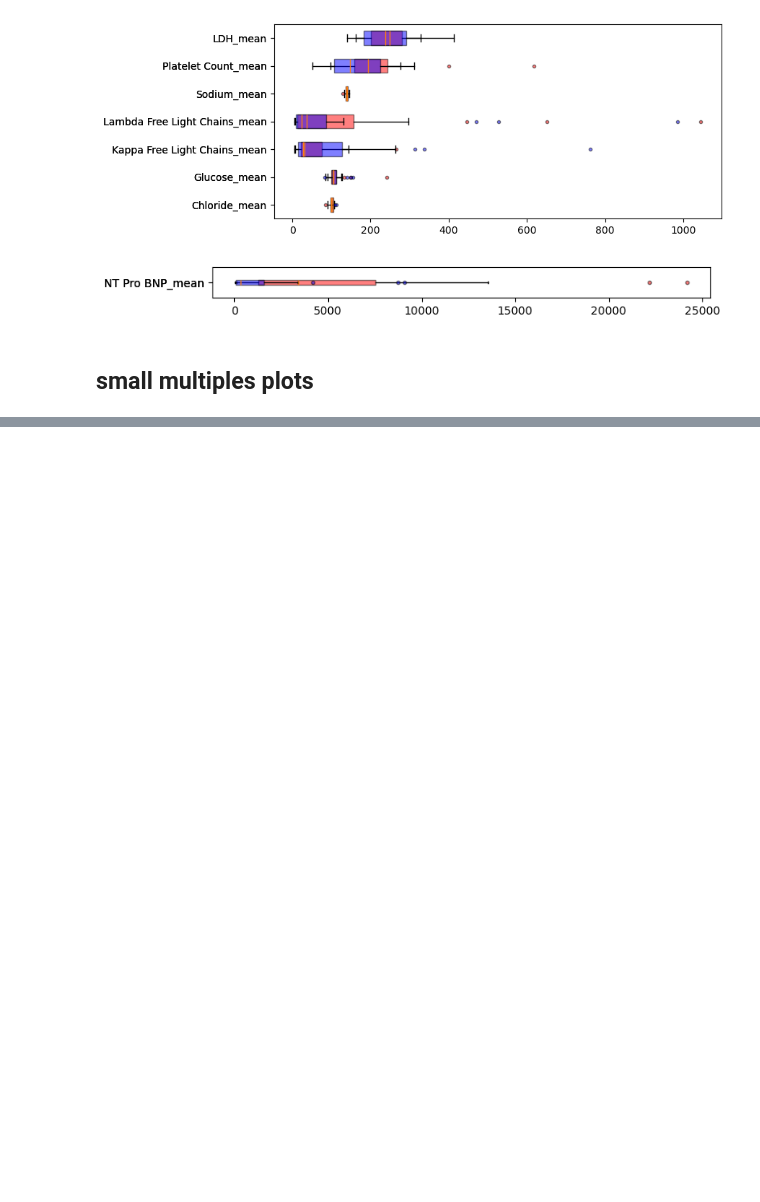
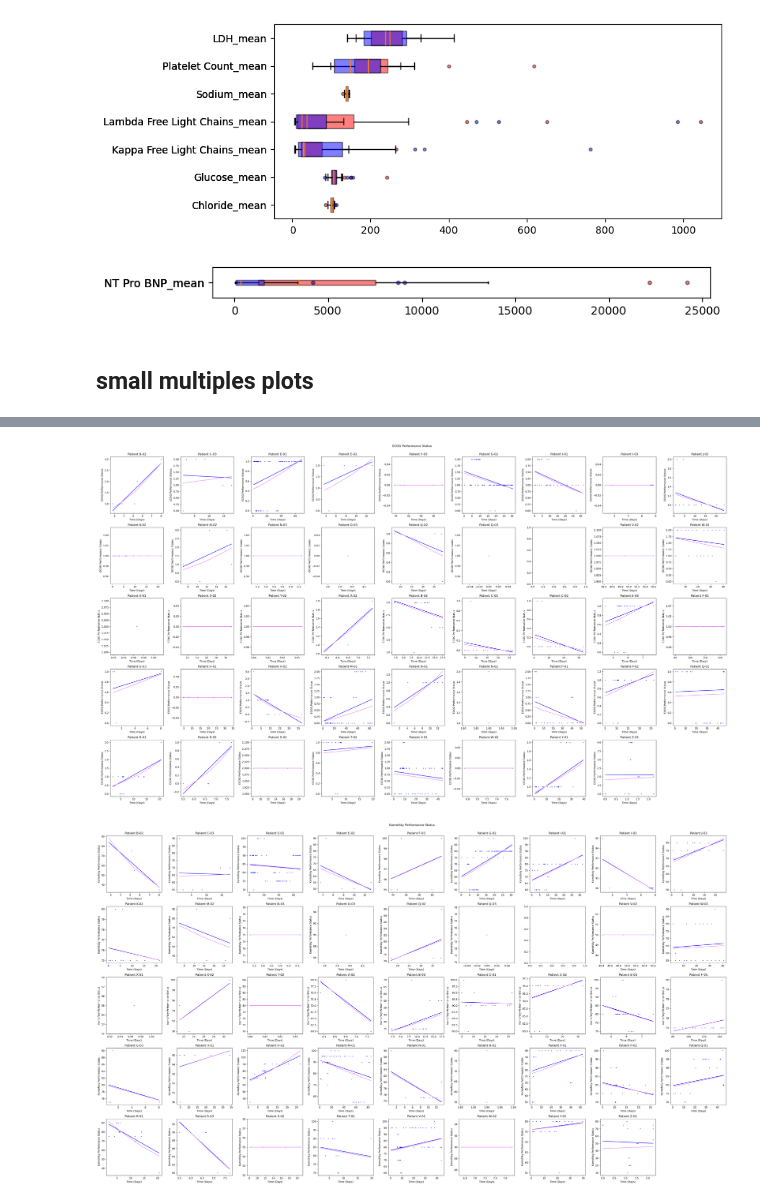
Before and after one commit to BisonCremer/cardiac-amyloidosis, a Jupyter notebook: 040_Mistic_2025/processing_data/StatsVisuals_2025-05-07.ipynb, the cells around one changed output, grey strips where cells are left out. Cells and saved outputs as stored; diff of their text form; code cells hidden in the pictures; blank space fills up the shorter version.

```diff
--- a/040_Mistic_2025/processing_data/StatsVisuals_2025-05-07.ipynb
+++ b/040_Mistic_2025/processing_data/StatsVisuals_2025-05-07.ipynb
@@ -360,0 +674,2 @@ for graph in dict_graph_column_groups.keys():
+# %%
+one_point_r2 = -1
@@ -360,0 +758,63 @@ for graph in dict_graph_column_groups.keys():
+# %%
+# labsOFInterest = filteredLabs #to plot all of the filtered labs
+# noteColumns
+
+# Set up the grid of subplots
+num_patients = len(listKnown)
+cols = 9  # Number of columns in the grid
+rows = (num_patients // cols) + (num_patients % cols > 0)  # Calculate rows needed
+for lab in noteColumns:
+        fig, axes = plt.subplots(rows, cols, figsize=(35, rows * 4))
+        axes = axes.flatten()  # Flatten the axes array for easy indexing
+
+        # Loop through each patient and plot their data
+        for i, pt in enumerate(listKnown):
+            ax = axes[i]
+            ptLabsData = ptDictMDnotesScored[pt]
+            #check that patient has data
+            if not isinstance(ptLabsData, bool):
+                ptLabsData= ptLabsData[['time from diagnosis to note (months)', lab]]
+
+                # Prepare data for linear fit without forcing baseline
+                x_values, y_values_shift, datalength, baseline = prepDataForFit_v2(ptLabsData, 'time from diagnosis to note (months)', lab, transform = ["none"], shift = False)
+
+                #scatter plot of the original data
+                ax.scatter(x_values, y_values_shift, marker='o', color='blue', s=5, alpha=0.5, label='data')
+
+                # Perform linear fit
+                coef, intercept, mse, r2, y_prediction = linear_model_fit_v2(x = x_values, y=  y_values_shift, datalength=datalength, baseline = baseline, forced= False)
+                # ax.scatter(x_values, y_values_shift + baseline, marker='o', color='blue', s=5, alpha=0.5, label='data')
+                ax.plot(x_values, y_prediction, color='blue', label='linear fit')
+
+                # Prepare data for exponential fit without forcing baseline
+                x_values, y_values_shift, datalength, baseline = prepDataForFit_v2(ptLabsData, 'time from diagnosis to note (months)', lab, transform = ["ln"], shift=False)
+
+                # Perform exponential fit
+                coef, intercept, mse, r2, y_prediction = linear_model_fit_v2(x = x_values, y=  y_values_shift, datalength=datalength, baseline = baseline, forced = False)
+                ax.plot(x_values, np.exp(y_prediction) - 1, color='violet', label='exp fit')
+
+                # # Add vertical line for echo date
+                # ax.axvline(x=imagingAndLabDates_df.loc[pt, 'ImagingDate'], color='red', linestyle='--', label='echo date')
+
+                # Set title and labels
+                ax.set_title(f'Patient {pt}')
+                ax.set_xlabel('Time (Days)')
+                ax.set_ylabel(lab)
+            else:
+                 continue
+
+        fig.suptitle(lab, y = 1)
+
+        # Remove unused subplots
+        for j in range(i + 1, len(axes)):
+            fig.delaxes(axes[j])
+
+        # Adjust layout
+        fig.tight_layout()
+
+        plt.show()
+        # figname = ptfn.outputFiguresPath(fileName_header= "MultiPlot_DataFits_sk_", fileName_mid= lab, fileName_suff="", parent_dir=outputDir, folderName=folderNameOut)
+        # fig.savefig(figname)
+# %% [output]
+[figure, added]
+[figure, added]
```
Also changed, not shown: parts of 19 cells of this notebook.
